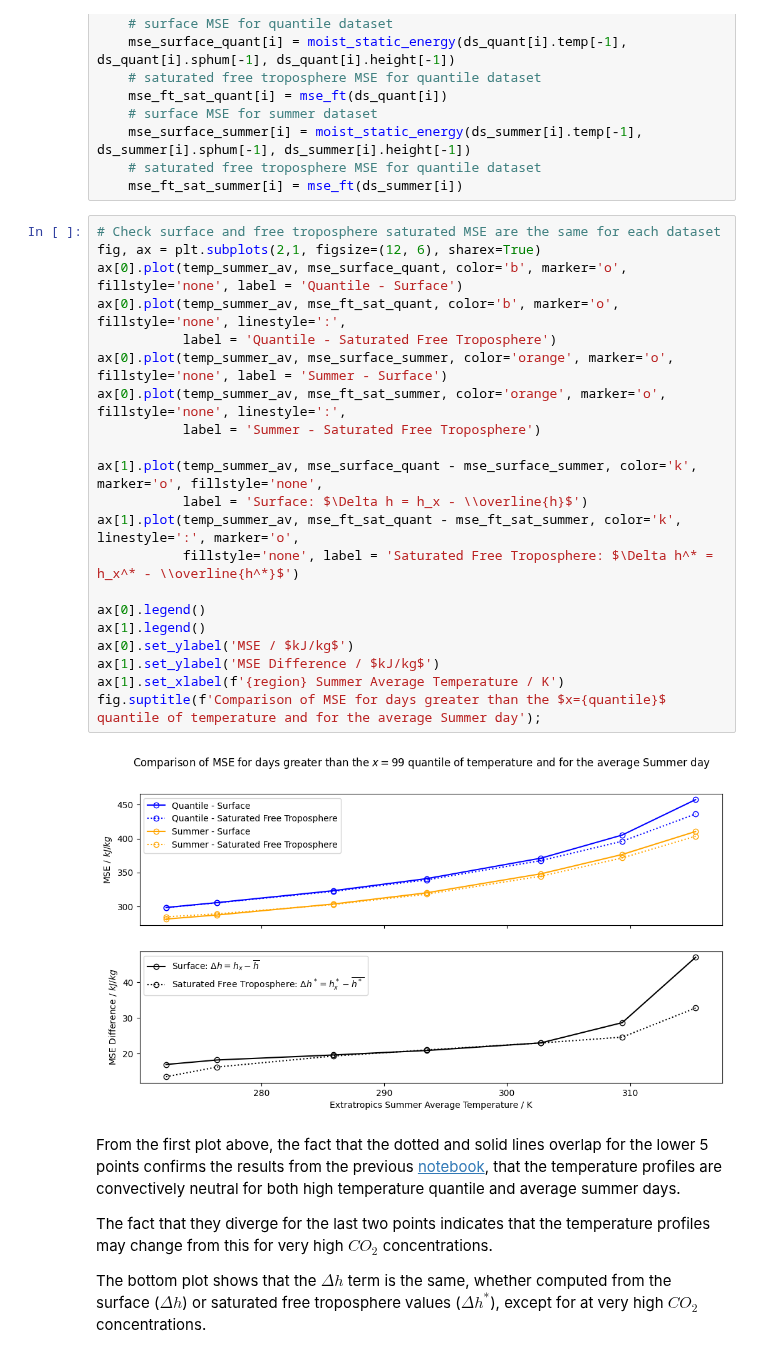
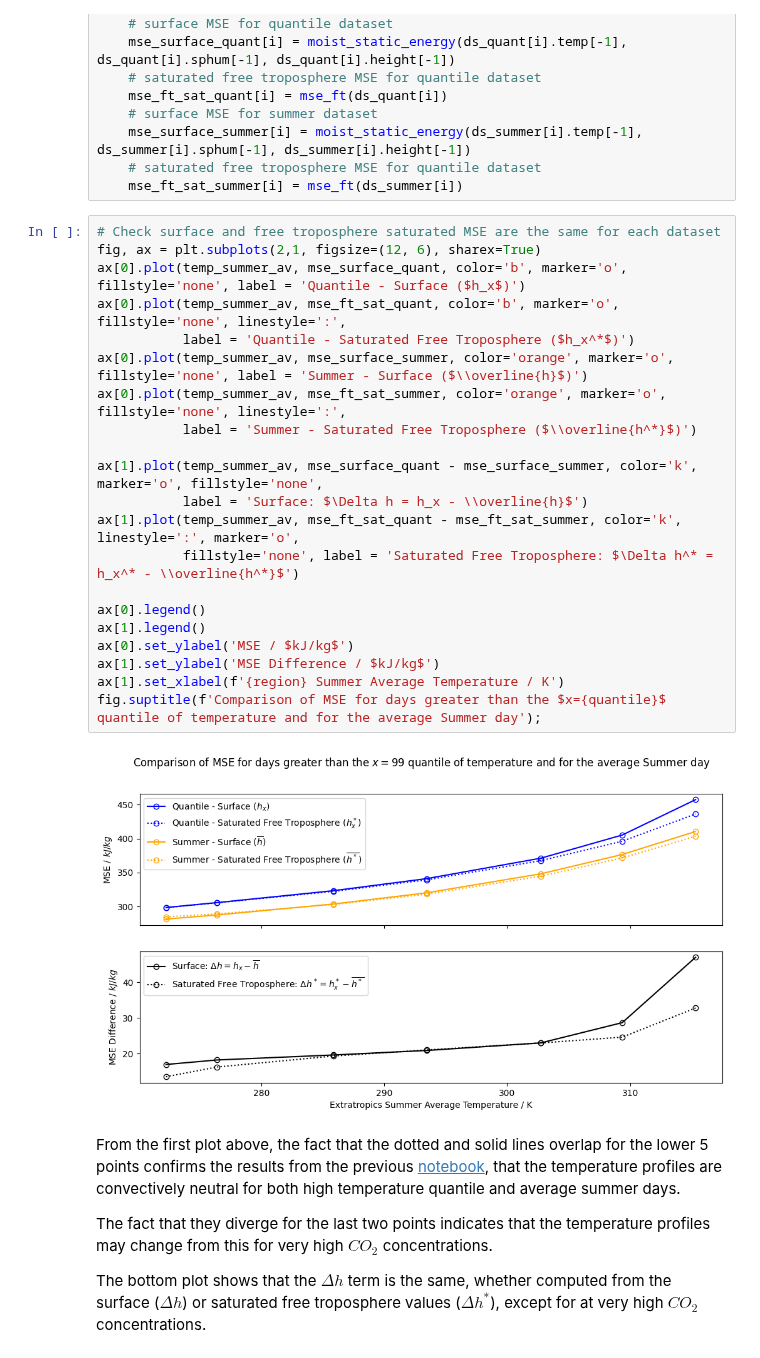
Before and after one commit to jduffield65/Isca, a Jupyter notebook: jobs/tau_sweep/aquaplanet/extratrop_extremes.ipynb, the cells around one changed output. Saved outputs shown, nothing was run; the diff lists cells and outputs as text.

```diff
--- a/jobs/tau_sweep/aquaplanet/extratrop_extremes.ipynb
+++ b/jobs/tau_sweep/aquaplanet/extratrop_extremes.ipynb
@@ -159,26 +159,26 @@ for i in tqdm(range(n_exp)):
 # %%
 # Check surface and free troposphere saturated MSE are the same for each dataset
 fig, ax = plt.subplots(2,1, figsize=(12, 6), sharex=True)
-ax[0].plot(temp_summer_av, mse_surface_quant, color='b', marker='o', fillstyle='none', label = 'Quantile - Surface')
+ax[0].plot(temp_summer_av, mse_surface_quant, color='b', marker='o', fillstyle='none', label = 'Quantile - Surface ($h_x$)')
 ax[0].plot(temp_summer_av, mse_ft_sat_quant, color='b', marker='o', fillstyle='none', linestyle=':',
-           label = 'Quantile - Saturated Free Troposphere')
-ax[0].plot(temp_summer_av, mse_surface_summer, color='orange', marker='o', fillstyle='none', label = 'Summer - Surface')
+           label = 'Quantile - Saturated Free Troposphere ($h_x^*$)')
+ax[0].plot(temp_summer_av, mse_surface_summer, color='orange', marker='o', fillstyle='none', label = 'Summer - Surface ($\\overline{h}$)')
 ax[0].plot(temp_summer_av, mse_ft_sat_summer, color='orange', marker='o', fillstyle='none', linestyle=':',
-           label = 'Summer - Saturated Free Troposphere')
+           label = 'Summer - Saturated Free Troposphere ($\\overline{h^*}$)')
 
 ax[1].plot(temp_summer_av, mse_surface_quant - mse_surface_summer, color='k', marker='o', fillstyle='none',
            label = 'Surface: $\Delta h = h_x - \\overline{h}$')
 ax[1].plot(temp_summer_av, mse_ft_sat_quant - mse_ft_sat_summer, color='k', linestyle=':', marker='o',
            fillstyle='none', label = 'Saturated Free Troposphere: $\Delta h^* = h_x^* - \\overline{h^*}$')
 
 ax[0].legend()
 ax[1].legend()
 ax[0].set_ylabel('MSE / $kJ/kg$')
 ax[1].set_ylabel('MSE Difference / $kJ/kg$')
 ax[1].set_xlabel(f'{region} Summer Average Temperature / K')
 fig.suptitle(f'Comparison of MSE for days greater than the $x={quantile}$ quantile of temperature and for the average Summer day');
 # %% [output]
-[figure, old version]
+[figure, new version]
 # %% [markdown]
 From the first plot above, the fact that the dotted and solid lines overlap for the lower 5 points confirms the results from the previous [notebook](https://github.com/jduffield65/Isca/blob/main/jobs/tau_sweep/aquaplanet/k%3D1/mse_notebook.ipynb), that the temperature profiles are convectively neutral for both high temperature quantile and average summer days.
 
```
Also changed, not shown: parts of 1 cell of this notebook, 2 other files.
